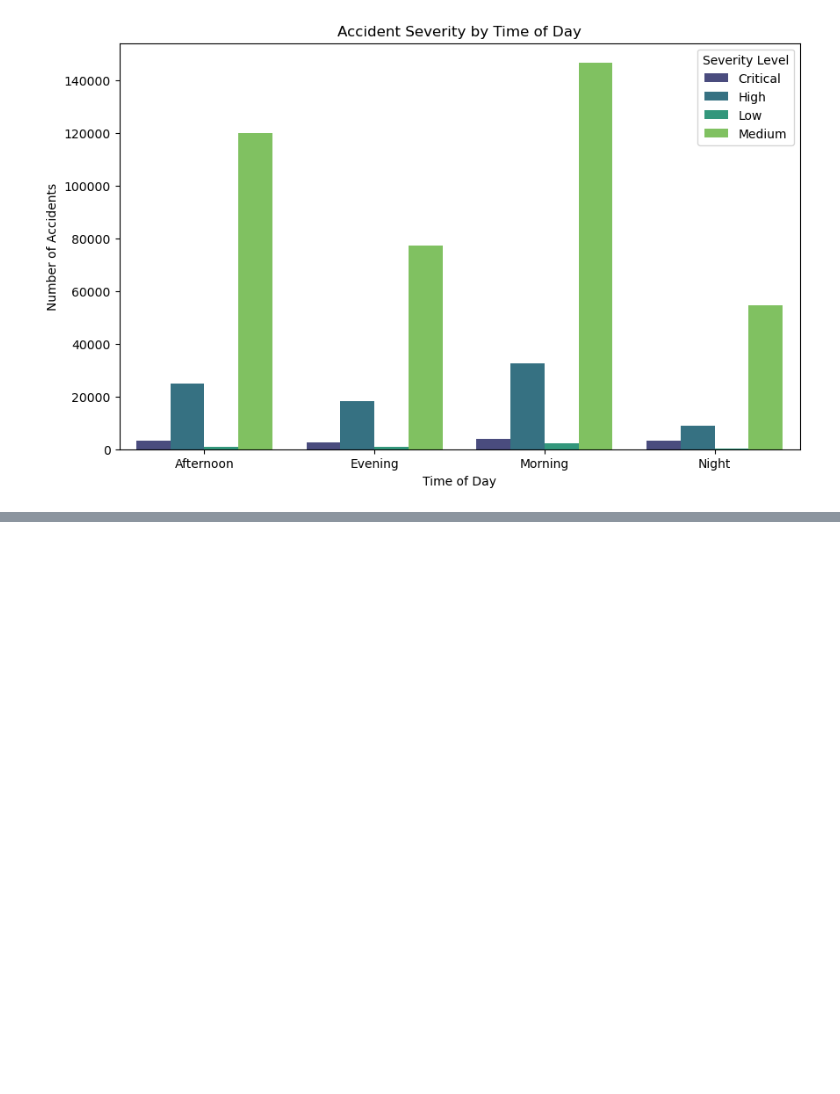
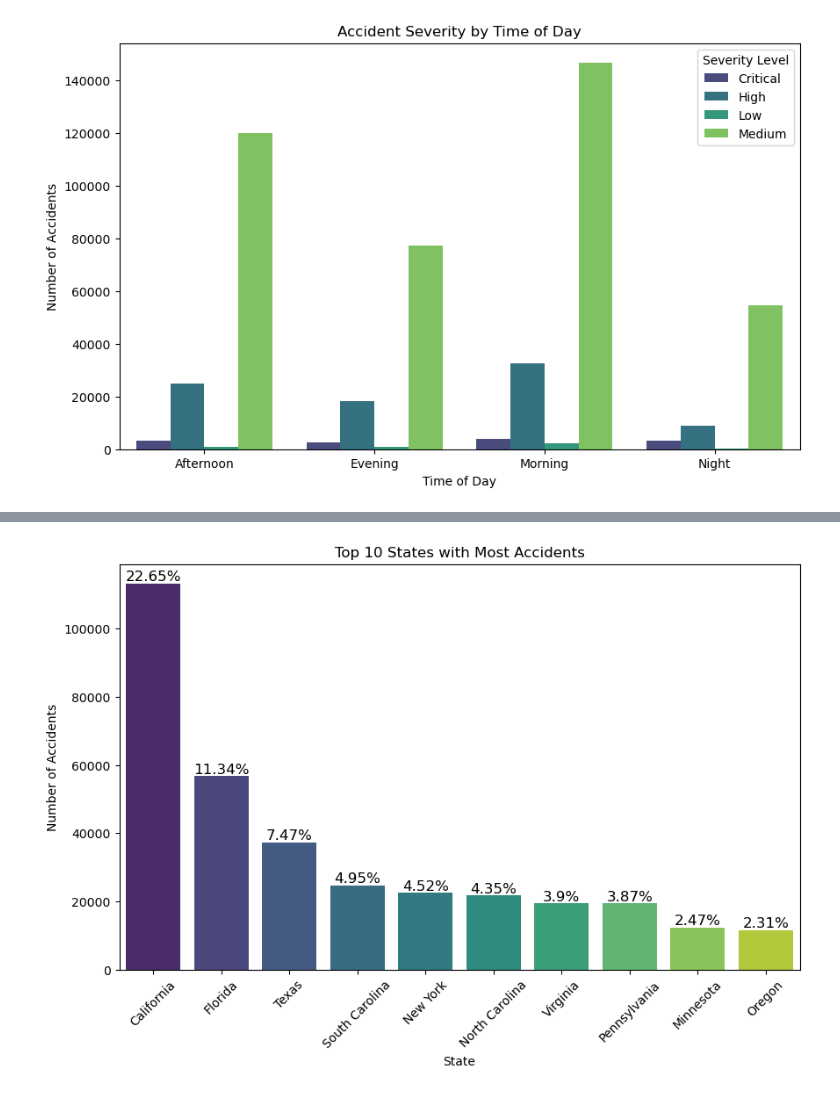
Before and after one commit to XiwenJiang/us-accidents-dashboard, a Jupyter notebook: eda.ipynb, the cells around one changed output, grey strips where cells are left out. Drawn from its saved outputs; the diff is of its cells as text; code cells hidden in the pictures; blank space fills up the shorter version.

```diff
--- a/eda.ipynb
+++ b/eda.ipynb
@@ -553,0 +588,87 @@ basic_df.groupby(['Time_of_Day', 'Severity']).size().reset_index(name='Count')
+# %%
+
+us_states = {'AK': 'Alaska',
+ 'AL': 'Alabama',
+ 'AR': 'Arkansas',
+ 'AS': 'American Samoa',
+ 'AZ': 'Arizona',
+ 'CA': 'California',
+ 'CO': 'Colorado',
+ 'CT': 'Connecticut',
+ 'DC': 'District of Columbia',
+ 'DE': 'Delaware',
+ 'FL': 'Florida',
+ 'GA': 'Georgia',
+ 'GU': 'Guam',
+ 'HI': 'Hawaii',
+ 'IA': 'Iowa',
+ 'ID': 'Idaho',
+ 'IL': 'Illinois',
+ 'IN': 'Indiana',
+ 'KS': 'Kansas',
+ 'KY': 'Kentucky',
+ 'LA': 'Louisiana',
+ 'MA': 'Massachusetts',
+ 'MD': 'Maryland',
+ 'ME': 'Maine',
+ 'MI': 'Michigan',
+ 'MN': 'Minnesota',
+ 'MO': 'Missouri',
+ 'MP': 'Northern Mariana Islands',
+ 'MS': 'Mississippi',
+ 'MT': 'Montana',
+ 'NC': 'North Carolina',
+ 'ND': 'North Dakota',
+ 'NE': 'Nebraska',
+ 'NH': 'New Hampshire',
+ 'NJ': 'New Jersey',
+ 'NM': 'New Mexico',
+ 'NV': 'Nevada',
+ 'NY': 'New York',
+ 'OH': 'Ohio',
+ 'OK': 'Oklahoma',
+ 'OR': 'Oregon',
+ 'PA': 'Pennsylvania',
+ 'PR': 'Puerto Rico',
+ 'RI': 'Rhode Island',
+ 'SC': 'South Carolina',
+ 'SD': 'South Dakota',
+ 'TN': 'Tennessee',
+ 'TX': 'Texas',
+ 'UT': 'Utah',
+ 'VA': 'Virginia',
+ 'VI': 'Virgin Islands',
+ 'VT': 'Vermont',
+ 'WA': 'Washington',
+ 'WI': 'Wisconsin',
+ 'WV': 'West Virginia',
+ 'WY': 'Wyoming'}
+
+# create a dataframe of State and their corresponding accident cases
+state_df = pd.DataFrame(basic_df['State'].value_counts()).reset_index().rename(columns={'Case':'State', 'count':'Cases'})
+
+
+# Function to convert the State Code with the actual corressponding Name
+def convert(x): return us_states[x]
+
+state_df['State'] = state_df['State'].apply(convert)
+
+top_ten_states = state_df.head(10)
+top_ten_states_name = list(top_ten_states['State'])
+
+plt.figure(figsize=(10, 6))
+ax = sns.barplot(data=top_ten_states, x='State', y='Cases', palette='viridis')
+
+for p in ax.patches:
+    percentage = p.get_height() / state_df['Cases'].sum() * 100
+    percentage_str = f"{round(percentage, 2)}%"
+    ax.text(p.get_x() + p.get_width() / 2, p.get_height() + 0.1,
+            percentage_str, ha='center', va='bottom',
+            fontsize=12, color='black')
+
+plt.title('Top 10 States with Most Accidents')
+plt.xlabel('State')
+plt.ylabel('Number of Accidents')
+plt.xticks(rotation=45)
+plt.show()
+# %% [output]
@@ -553,0 +678 @@ basic_df.groupby(['Time_of_Day', 'Severity']).size().reset_index(name='Count')
+[figure, added]
```
Also changed, not shown: parts of 14 cells of this notebook.
